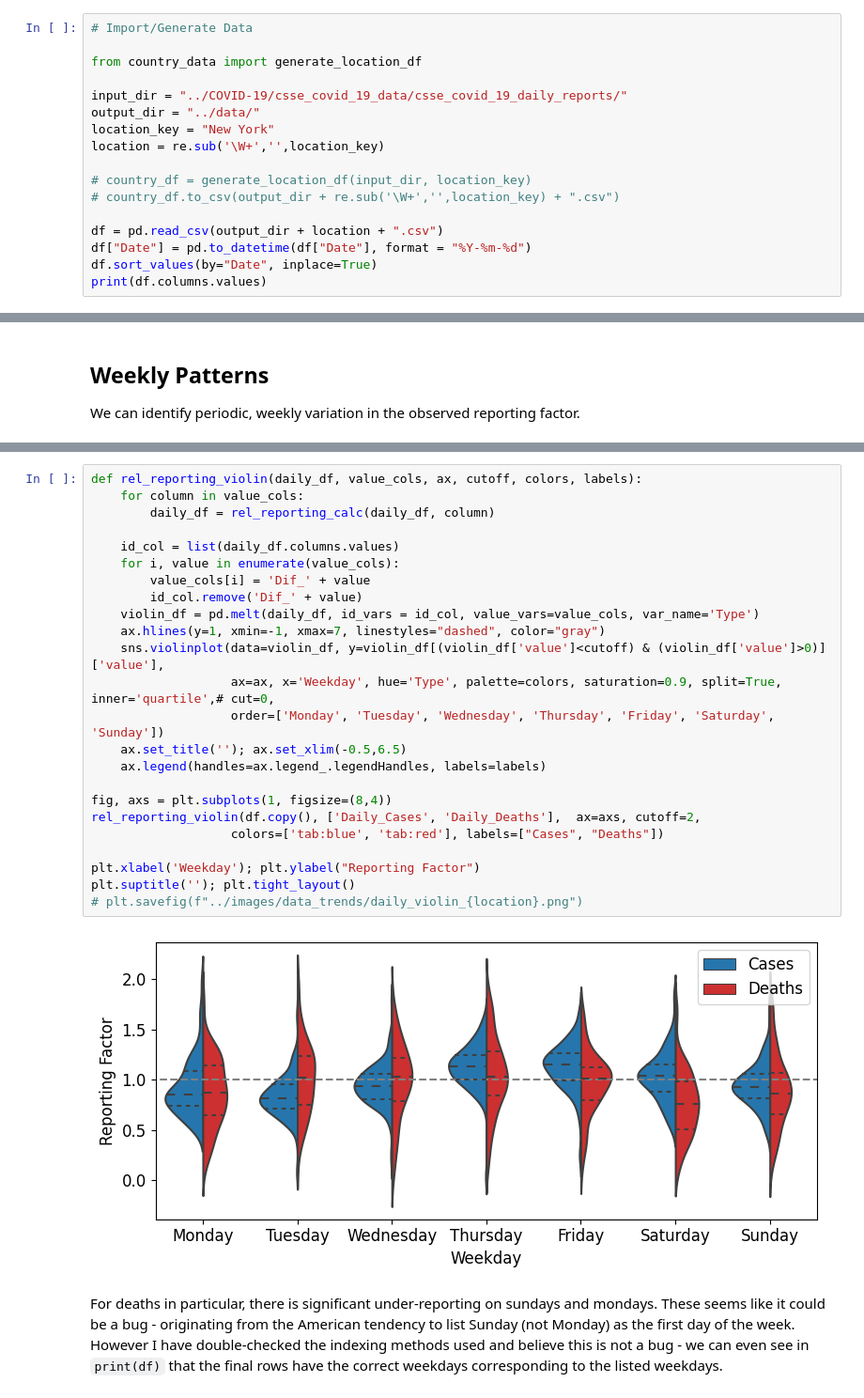
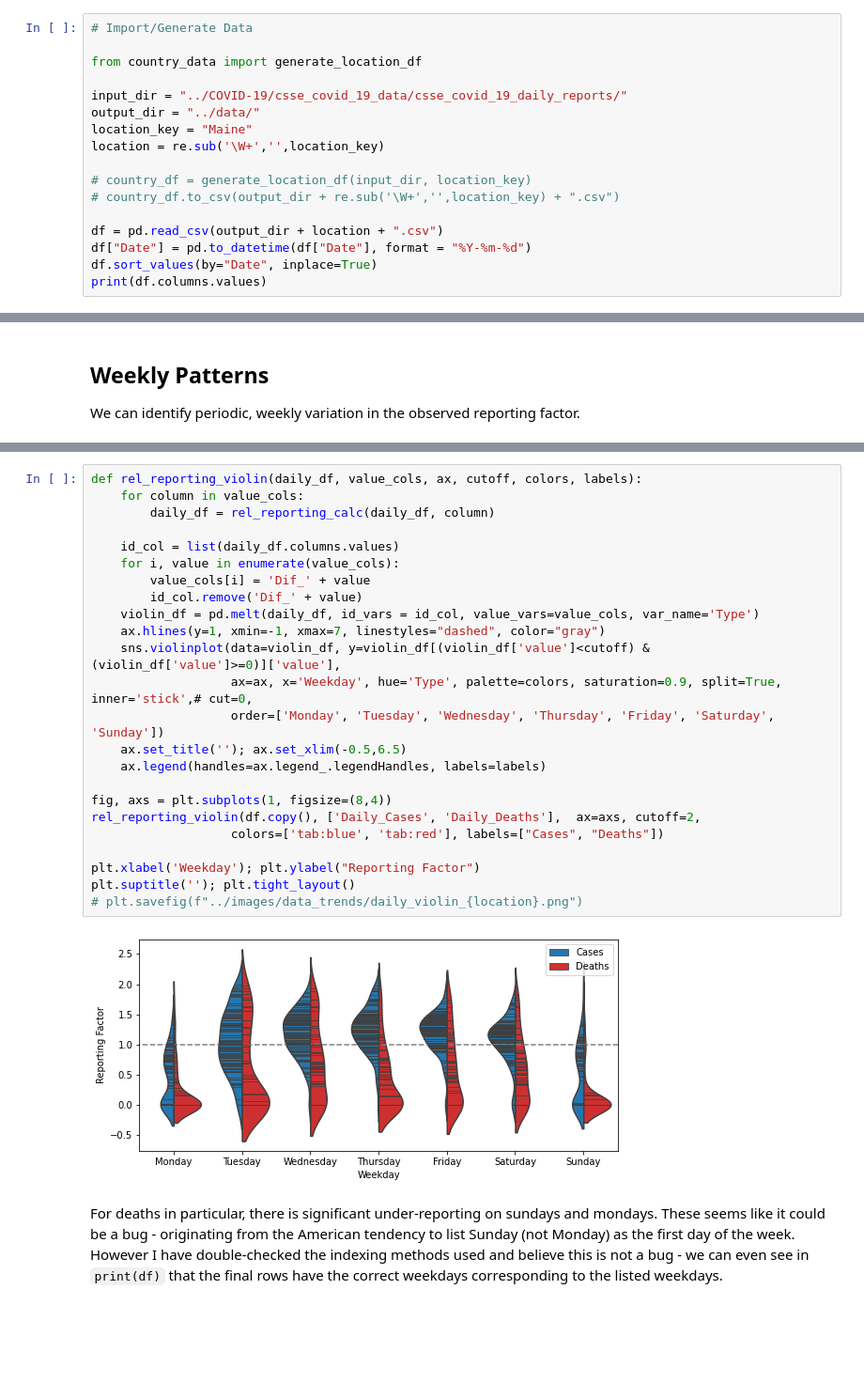
Before and after one commit to KCGallagher/periodic-sampling, a Jupyter notebook: analysis/data_trends.ipynb, the cells around one changed output, grey strips where cells are left out. Shown: that part at 94% size. Saved outputs shown, nothing was run; the diff lists cells and outputs as text; blank space fills up the shorter version.

Commit message:
Maine - rural case study

```diff
--- a/analysis/data_trends.ipynb
+++ b/analysis/data_trends.ipynb
@@ -21,7 +21,7 @@ from country_data import generate_location_df
 
 input_dir = "../COVID-19/csse_covid_19_data/csse_covid_19_daily_reports/"
 output_dir = "../data/"
-location_key = "New York"
+location_key = "Maine"
 location = re.sub('\W+','',location_key)
 
 # country_df = generate_location_df(input_dir, location_key)
@@ -233,28 +233,28 @@ plt.suptitle(''); plt.tight_layout()
 # %%
 def rel_reporting_violin(daily_df, value_cols, ax, cutoff, colors, labels):
     for column in value_cols:
         daily_df = rel_reporting_calc(daily_df, column)
 
     id_col = list(daily_df.columns.values)
     for i, value in enumerate(value_cols):
         value_cols[i] = 'Dif_' + value
         id_col.remove('Dif_' + value)
     violin_df = pd.melt(daily_df, id_vars = id_col, value_vars=value_cols, var_name='Type')
     ax.hlines(y=1, xmin=-1, xmax=7, linestyles="dashed", color="gray")
-    sns.violinplot(data=violin_df, y=violin_df[(violin_df['value']<cutoff) & (violin_df['value']>0)]['value'],
-                   ax=ax, x='Weekday', hue='Type', palette=colors, saturation=0.9, split=True, inner='quartile',# cut=0,
+    sns.violinplot(data=violin_df, y=violin_df[(violin_df['value']<cutoff) & (violin_df['value']>=0)]['value'],
+                   ax=ax, x='Weekday', hue='Type', palette=colors, saturation=0.9, split=True, inner='stick',# cut=0,
                    order=['Monday', 'Tuesday', 'Wednesday', 'Thursday', 'Friday', 'Saturday', 'Sunday'])
     ax.set_title(''); ax.set_xlim(-0.5,6.5)
     ax.legend(handles=ax.legend_.legendHandles, labels=labels)
 
 fig, axs = plt.subplots(1, figsize=(8,4))
 rel_reporting_violin(df.copy(), ['Daily_Cases', 'Daily_Deaths'],  ax=axs, cutoff=2,
                    colors=['tab:blue', 'tab:red'], labels=["Cases", "Deaths"])
 
 plt.xlabel('Weekday'); plt.ylabel("Reporting Factor")
 plt.suptitle(''); plt.tight_layout()
 # plt.savefig(f"../images/data_trends/daily_violin_{location}.png")
 # %% [output]
-[figure, old version]
+[figure, new version]
 # %% [markdown]
 For deaths in particular, there is significant under-reporting on sundays and mondays. These seems like it could be a bug - originating from the American tendency to list Sunday (not Monday) as the first day of the week. However I have double-checked the indexing methods used and believe this is not a bug -  we can even see in `print(df)` that the final rows have the correct weekdays corresponding to the listed weekdays.
```
Also changed, not shown: parts of 7 cells of this notebook, 1 other file.
